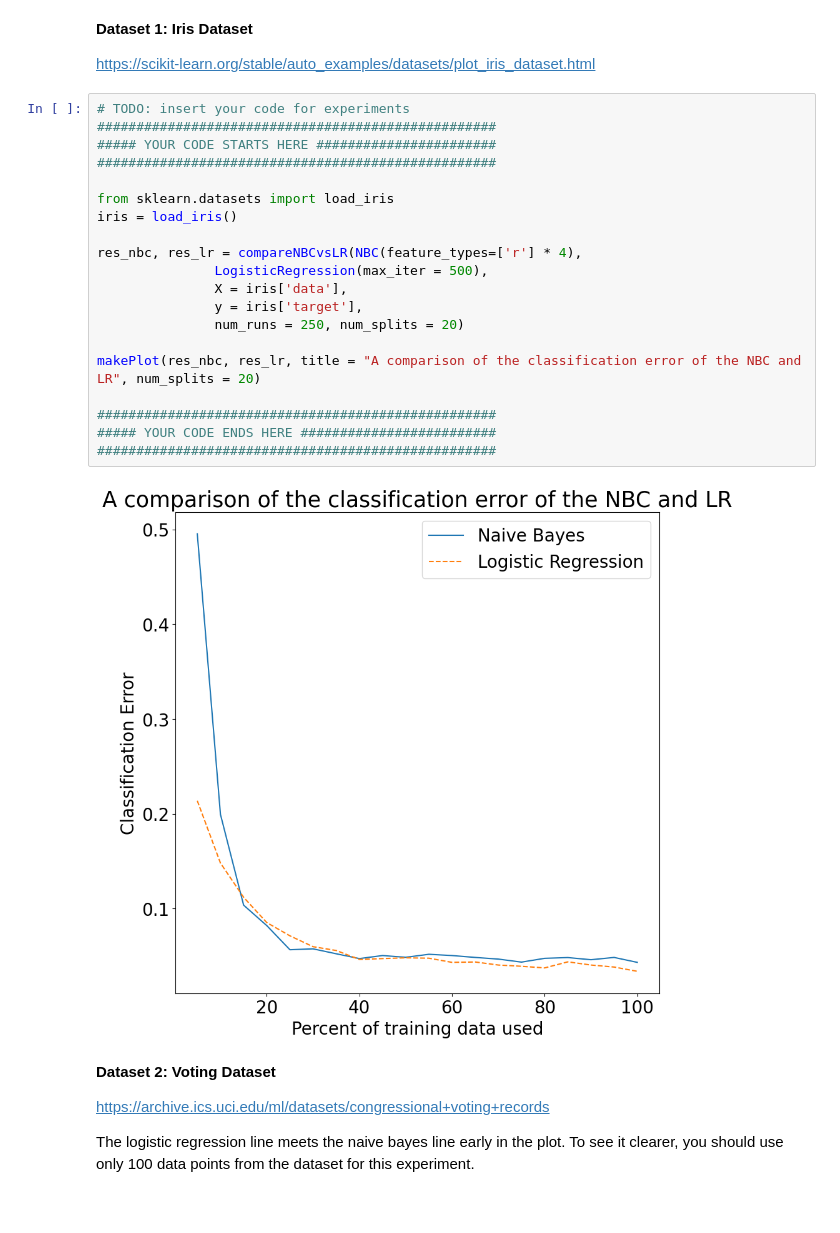
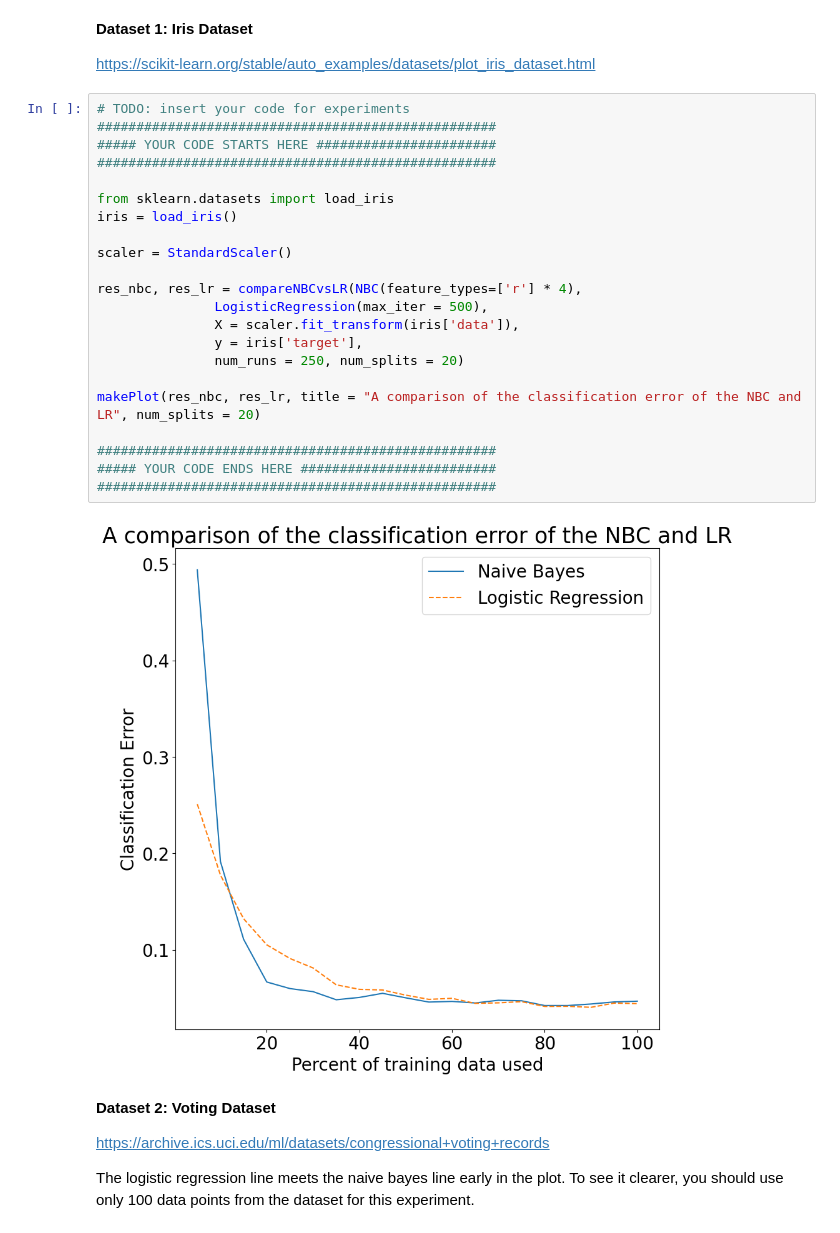
Before and after one commit to rbains25/practical-2, a Jupyter notebook: Practical2_skeleton.ipynb, the cells around one changed output. Saved outputs shown, nothing was run; the diff lists cells and outputs as text.

```diff
--- a/Practical2_skeleton.ipynb
+++ b/Practical2_skeleton.ipynb
@@ -550,25 +535,27 @@ https://scikit-learn.org/stable/auto_examples/datasets/plot_iris_dataset.html
 # %%
 # TODO: insert your code for experiments
 ###################################################
 ##### YOUR CODE STARTS HERE #######################
 ###################################################
 
 from sklearn.datasets import load_iris
 iris = load_iris()
 
+scaler = StandardScaler()
+
 res_nbc, res_lr = compareNBCvsLR(NBC(feature_types=['r'] * 4),
                LogisticRegression(max_iter = 500),
-               X = iris['data'],
+               X = scaler.fit_transform(iris['data']),
                y = iris['target'],
                num_runs = 250, num_splits = 20)
 
 makePlot(res_nbc, res_lr, title = "A comparison of the classification error of the NBC and LR", num_splits = 20)
 
 ###################################################
 ##### YOUR CODE ENDS HERE #########################
 ###################################################
 # %% [output]
-[figure, old version]
+[figure, new version]
 # %% [markdown]
 **Dataset 2: Voting Dataset**
 
```
Also changed, not shown: parts of 5 cells of this notebook, 1 other file.
